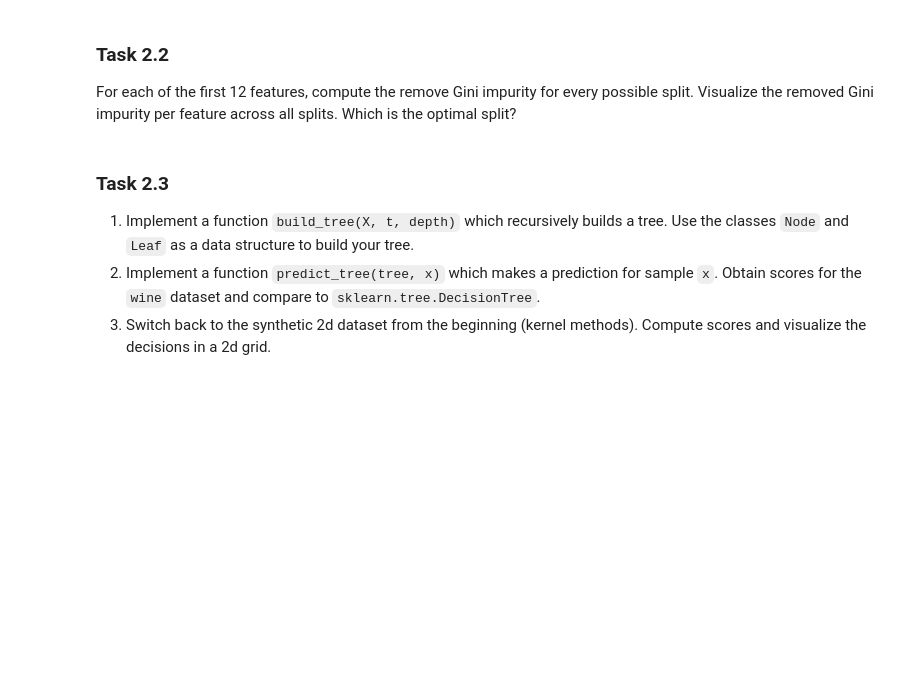
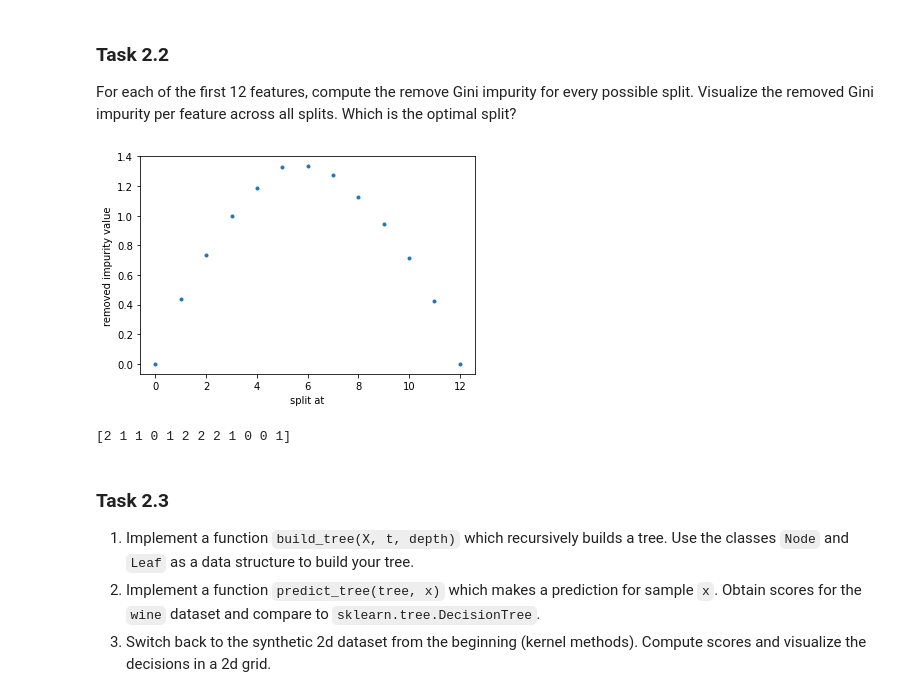
Before and after one commit to simonblaue/Master, a Jupyter notebook: Machine Learning/Practical 4/4_[NAME1]_[NAME2]_[NAME3].ipynb, the cells around one changed output. Cells and saved outputs as stored; diff of their text form; code cells hidden in the pictures; blank space fills up the shorter version.

Commit message:
added gini

```diff
--- a/Machine Learning/Practical 4/4_[NAME1]_[NAME2]_[NAME3].ipynb
+++ b/Machine Learning/Practical 4/4_[NAME1]_[NAME2]_[NAME3].ipynb
@@ -366,0 +383,6 @@ Training set shapes (X and y): (124, 13) (124,)
+# %%
+# Compute Gini impurity
+def G(t):
+    p = lambda i: sum([1 if i==t_i else 0 for t_i in t])/len(t) #calculation of p(i)
+
+    return sum([p(i) * (1-p(i)) for i in t])
@@ -372,3 +402,25 @@ For each of the first 12 features, compute the remove Gini impurity for every po
+# %%
+removed_gini = lambda l, l_a, l_b: G(l) - len(l_a)/len(l)*G(l_a) - len(l_b)/len(l)*G(l_b)
+# %%
+# Plotting
+X_12 = X_train[:12]
+l = t_train[:12]
+
+impurities = []
+for i in range(13):
+    l_a = l[:i]
+    l_b = l[i:]
+    impurities.append(removed_gini(l,l_a,l_b))
+
+plt.plot(range(13),impurities, linestyle = '', marker='.')
+plt.xlabel('split at')
+plt.ylabel('removed impurity value')
+plt.show()
+
+print(l)
+# %% [output]
+[figure, added]
+[2 1 1 0 1 2 2 2 1 0 0 1]
 # %% [markdown]
 ### Task 2.3
 
```
Also changed, not shown: parts of 6 cells of this notebook.
